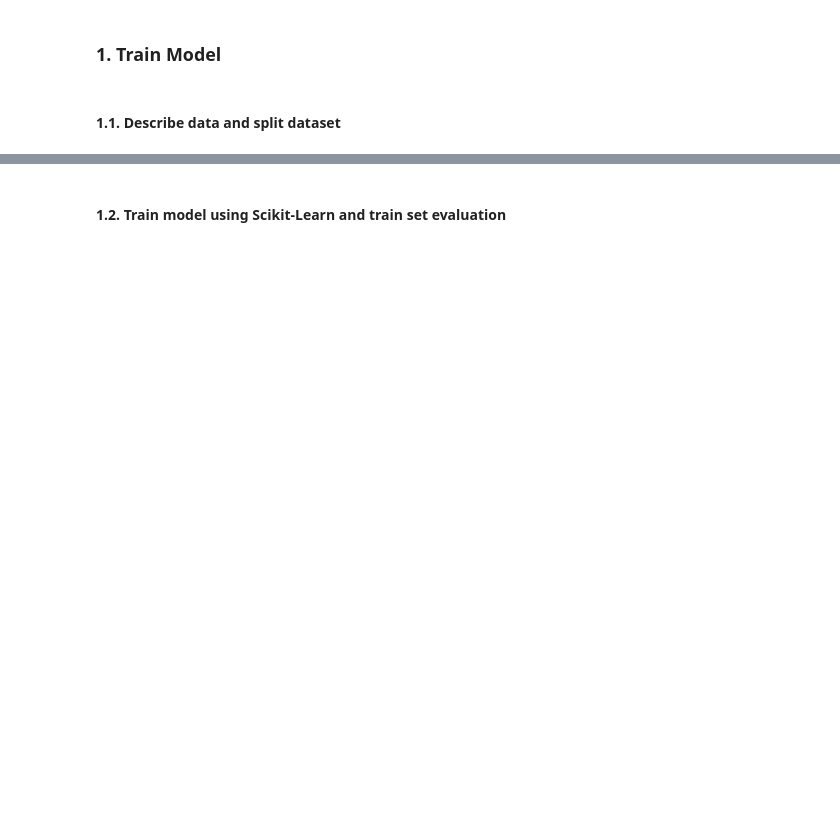
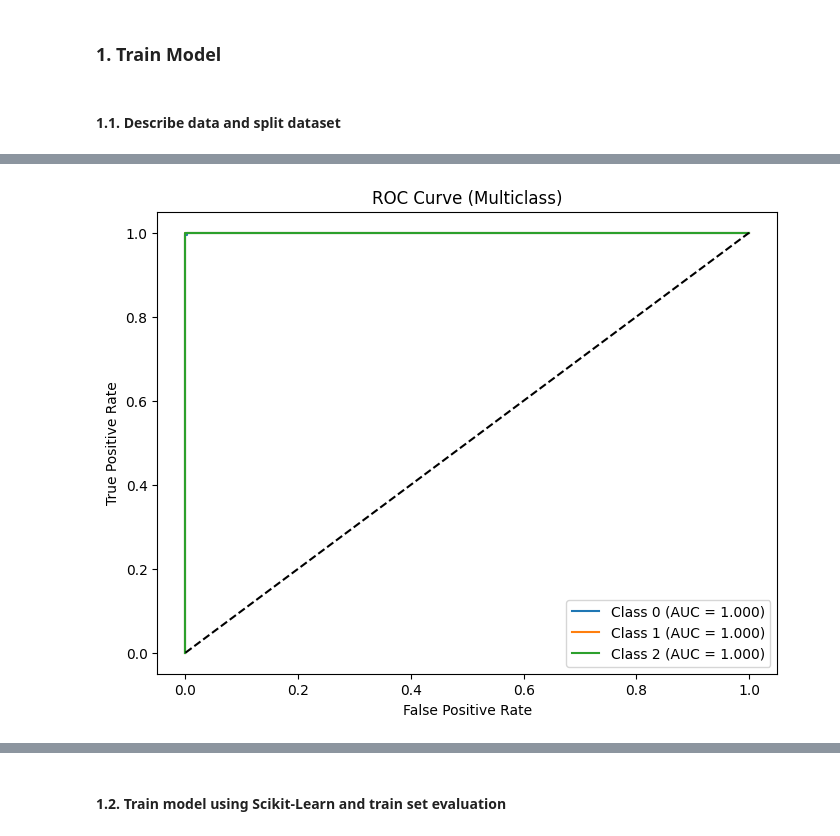
Before and after one commit to aayush-12321/YogAI_Project, a Jupyter notebook: Mountain_Pose-Tadasana_model/2.sklearn.ipynb, the cells around one changed output, grey strips where cells are left out. Drawn from its saved outputs; the diff is of its cells as text; code cells hidden in the pictures; blank space fills up the shorter version.

```diff
--- a/Mountain_Pose-Tadasana_model/2.sklearn.ipynb
+++ b/Mountain_Pose-Tadasana_model/2.sklearn.ipynb
@@ -118,4 +119,4 @@ X = pd.DataFrame(sc.fit_transform(X), columns=X.columns, index=X.index)
 # %%
-X_train, X_test, y_train, y_test = train_test_split(X, y, test_size=0.2, random_state=1234)
+X_train, X_test, y_train, y_test = train_test_split(X, y, test_size=0.2, random_state=1234, stratify=y)
 y_test.head(3)
 # %% [output]
@@ -125,0 +339,26 @@ Name: label, dtype: int32
+# %%
+from sklearn.preprocessing import label_binarize
+from sklearn.metrics import roc_curve, auc
+import matplotlib.pyplot as plt
+
+# Binarize y_test for multiclass ROC
+y_test_bin = label_binarize(y_test, classes=[0, 1, 2])
+
+# Use the pipeline for predict_proba (handles scaling automatically)
+y_prob = pipeline.predict_proba(X_test)
+
+plt.figure(figsize=(8,6))
+
+for i in range(3):
+    fpr, tpr, _ = roc_curve(y_test_bin[:, i], y_prob[:, i])
+    roc_auc = auc(fpr, tpr)
+    plt.plot(fpr, tpr, label=f"Class {i} (AUC = {roc_auc:.3f})")
+
+plt.plot([0, 1], [0, 1], 'k--')
+plt.xlabel("False Positive Rate")
+plt.ylabel("True Positive Rate")
+plt.title("ROC Curve (Multiclass)")
+plt.legend(loc="lower right")
+plt.show()
+# %% [output]
+[figure, added]
```
Also changed, not shown: parts of 21 cells of this notebook, 7 other files.
